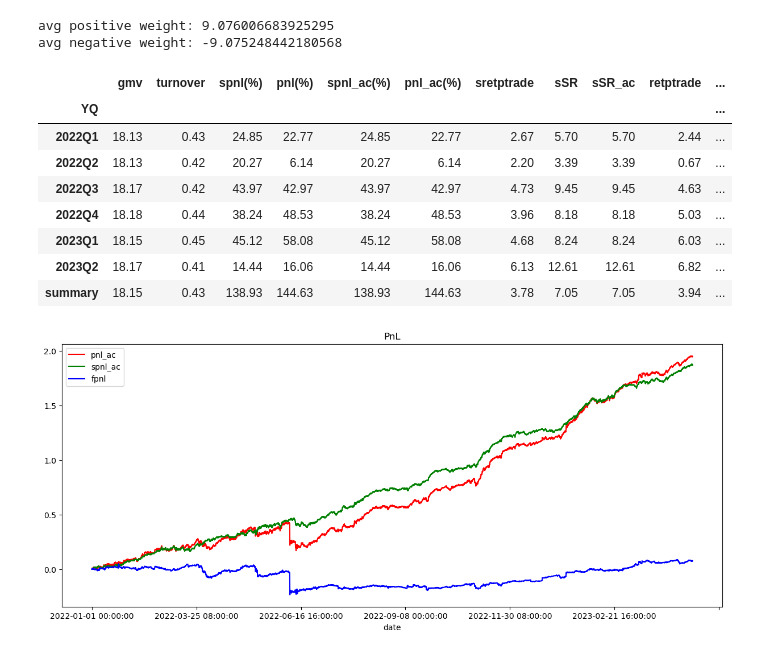
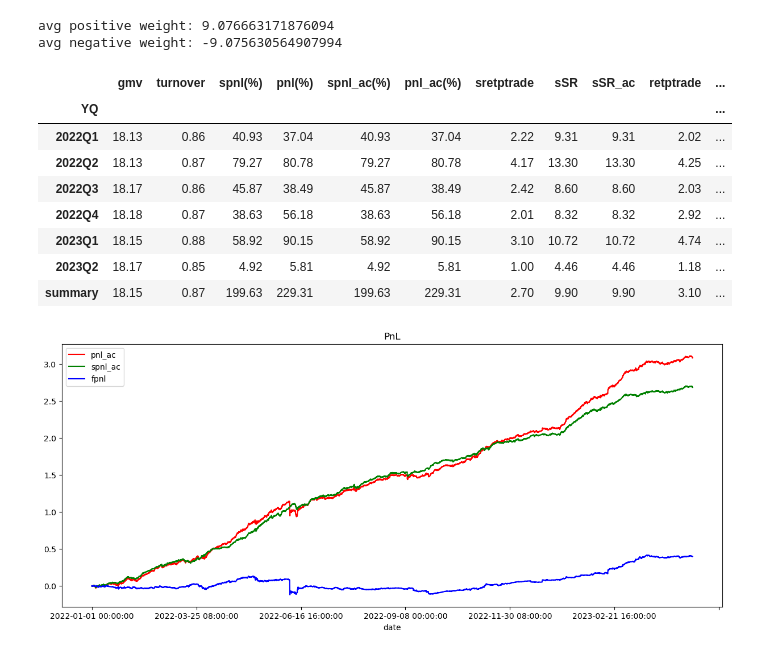
Before and after one commit to wmlakefund10/crypto_shared, a Jupyter notebook: research_infra_examples.ipynb, the cells around one changed output. Drawn from its saved outputs; the diff is of its cells as text; code cells hidden in the pictures.

```diff
--- a/research_infra_examples.ipynb
+++ b/research_infra_examples.ipynb
@@ -50,16 +99,16 @@ alldata[tfilters].groupby('date').apply(lambda x: (-x['alpha_bperf_24']*x['fret_
 # %%
-alldata['sig1'] = -alldata['alpha_bperf_24'] * (alldata['alpha_bperf_24'].abs()>0.8)
+alldata['sig1'] = -alldata['alpha_bperf_5'] * (alldata['alpha_bperf_5'].abs()>0.8)
 utility.pnldetails(alldata[alldata.date>'2022'], 'sig1', ret_col='fret_15m', sret_col='sfret_15m')
 # %% [output]
-avg positive weight: 9.076006683925295
-avg negative weight: -9.075248442180568
+avg positive weight: 9.076663171876094
+avg negative weight: -9.075630564907994
 |  | gmv | turnover | spnl(%) | pnl(%) | spnl_ac(%) | pnl_ac(%) | sretptrade | sSR | sSR_ac | retptrade | ... |
 | YQ |  |  |  |  |  |  |  |  |  |  | ... |
-| 2022Q1 | 18.13 | 0.43 | 24.85 | 22.77 | 24.85 | 22.77 | 2.67 | 5.70 | 5.70 | 2.44 | ... |
-| 2022Q2 | 18.13 | 0.42 | 20.27 | 6.14 | 20.27 | 6.14 | 2.20 | 3.39 | 3.39 | 0.67 | ... |
-| 2022Q3 | 18.17 | 0.42 | 43.97 | 42.97 | 43.97 | 42.97 | 4.73 | 9.45 | 9.45 | 4.63 | ... |
-| 2022Q4 | 18.18 | 0.44 | 38.24 | 48.53 | 38.24 | 48.53 | 3.96 | 8.18 | 8.18 | 5.03 | ... |
-| 2023Q1 | 18.15 | 0.45 | 45.12 | 58.08 | 45.12 | 58.08 | 4.68 | 8.24 | 8.24 | 6.03 | ... |
-| 2023Q2 | 18.17 | 0.41 | 14.44 | 16.06 | 14.44 | 16.06 | 6.13 | 12.61 | 12.61 | 6.82 | ... |
-| summary | 18.15 | 0.43 | 138.93 | 144.63 | 138.93 | 144.63 | 3.78 | 7.05 | 7.05 | 3.94 | ... |
+| 2022Q1 | 18.13 | 0.86 | 40.93 | 37.04 | 40.93 | 37.04 | 2.22 | 9.31 | 9.31 | 2.02 | ... |
+| 2022Q2 | 18.13 | 0.87 | 79.27 | 80.78 | 79.27 | 80.78 | 4.17 | 13.30 | 13.30 | 4.25 | ... |
+| 2022Q3 | 18.17 | 0.86 | 45.87 | 38.49 | 45.87 | 38.49 | 2.42 | 8.60 | 8.60 | 2.03 | ... |
+| 2022Q4 | 18.18 | 0.87 | 38.63 | 56.18 | 38.63 | 56.18 | 2.01 | 8.32 | 8.32 | 2.92 | ... |
+| 2023Q1 | 18.15 | 0.88 | 58.92 | 90.15 | 58.92 | 90.15 | 3.10 | 10.72 | 10.72 | 4.74 | ... |
+| 2023Q2 | 18.17 | 0.85 | 4.92 | 5.81 | 4.92 | 5.81 | 1.00 | 4.46 | 4.46 | 1.18 | ... |
+| summary | 18.15 | 0.87 | 199.63 | 229.31 | 199.63 | 229.31 | 2.70 | 9.90 | 9.90 | 3.10 | ... |
-[figure, old version]
+[figure, new version]
```
Also changed, not shown: parts of 13 cells of this notebook.
